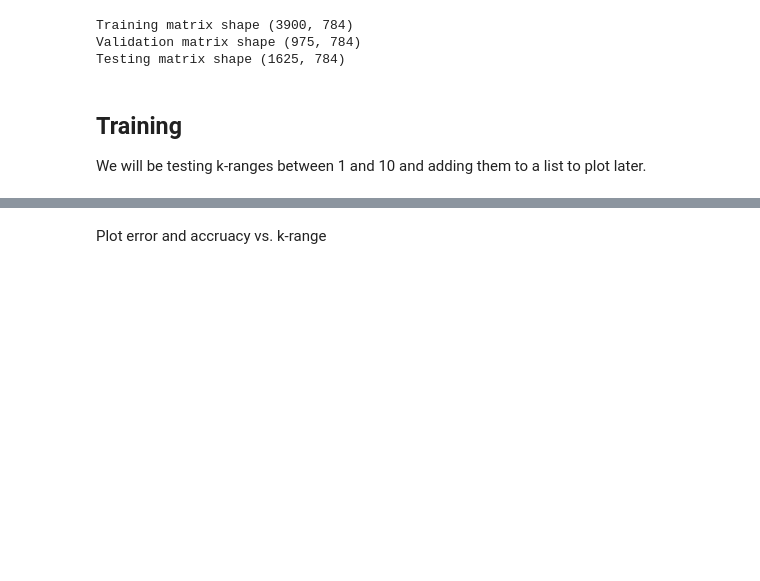
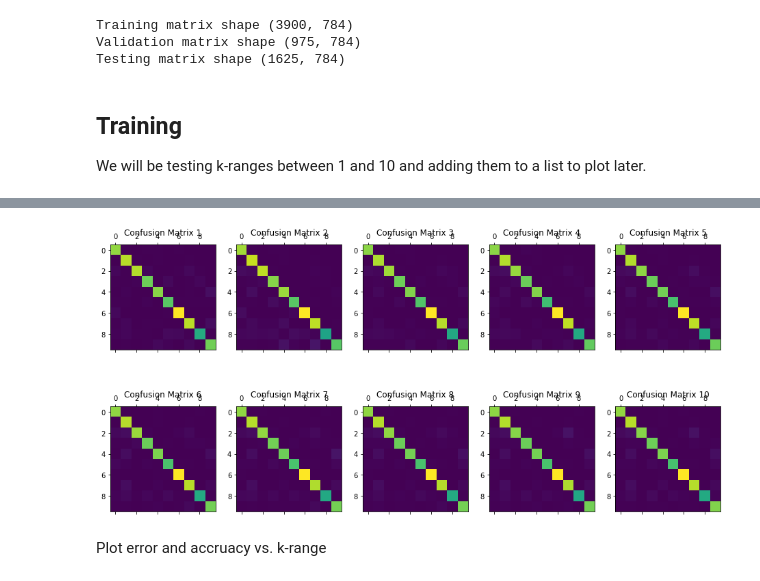
Before and after one commit to diggerdata/MNIST_TSN, a Jupyter notebook: k-Nearest Neighbors.ipynb, the cells around one changed output, grey strips where cells are left out. Drawn from its saved outputs; the diff is of its cells as text; code cells hidden in the pictures; blank space fills up the shorter version.

```diff
--- a/k-Nearest Neighbors.ipynb
+++ b/k-Nearest Neighbors.ipynb
@@ -61,16 +61,27 @@ We will be testing k-ranges between 1 and 10 and adding them to a list to plot l
 error = []
 accuracy = []
 predictions = []
+X = X_train.reshape(-1,28*28)
+y = y_train
 neighbor_range = 10
+plt.figure(figsize=(16,8))
 t0 = time()
 for i in range(1,neighbor_range+1):
     ti = time()
     clf = neighbors.KNeighborsClassifier(i)
-    clf.fit(X_train.reshape(-1,28*28), y_train)
+    clf.fit(X, y)
     pred_i = clf.predict(X_test.reshape(-1,28*28))
     predictions.append(pred_i)
     error.append(np.mean(pred_i != y_test))
     accuracy.append(accuracy_score(y_test, pred_i))
+    cnf_matrix = confusion_matrix(y_test,pred_i)
+#     print(cnf_matrix)
+    # Plot non-normalized confusion matrix
+    plt.subplot(2,neighbor_range/2,i)
+    plt.matshow(cnf_matrix, fignum=False)
+    plt.title("Confusion Matrix {}".format(i))
+#     plt.colorbar()
+
     print('Episode: ', i, 'took %.2fs' % (time()-ti))
 print('Total time elapsed: %.2fs' % (time()-t0))
 # %% [output]
@@ -87,3 +99,4 @@ Total time elapsed: 59.43s
+[figure, added]
 # %% [markdown]
 Plot error and accruacy vs. k-range
 # %% [markdown]
```
Also changed, not shown: parts of 3 cells of this notebook.
